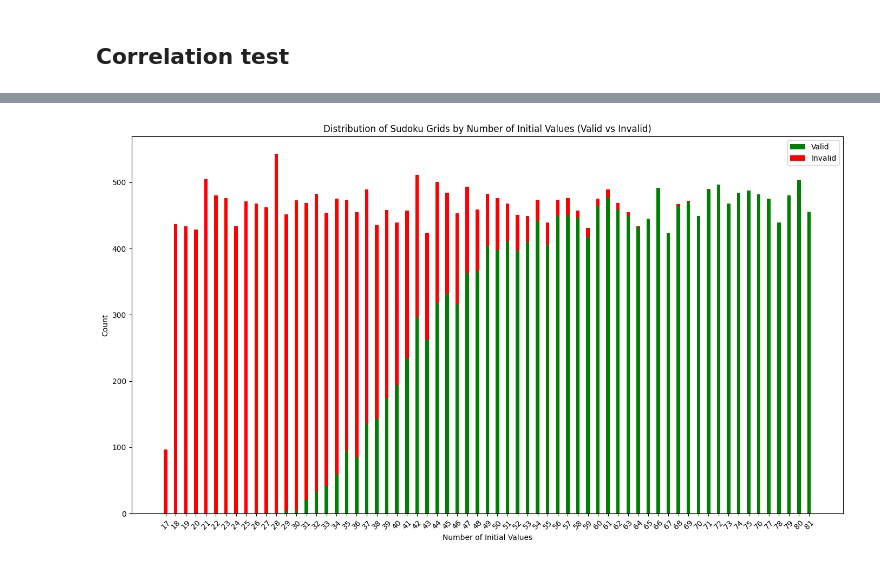
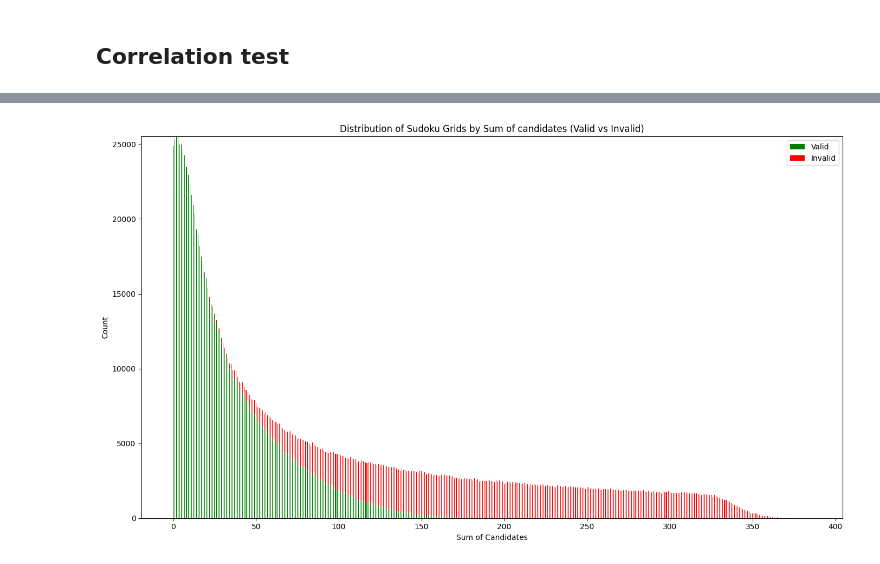
Before and after one commit to Adik8688/sudoku_major_project, a Jupyter notebook: analysis.ipynb, the cells around one changed output, grey strips where cells are left out. Saved outputs shown, nothing was run; the diff lists cells and outputs as text; code cells hidden in the pictures.

```diff
--- a/analysis.ipynb
+++ b/analysis.ipynb
@@ -126,31 +136,24 @@ plt.show()
 # %%
-df['is_valid'] = df['numbers_of_steps_to_solve'] != -1
-
-# Group by 'number_of_initial_values' to calculate counts
-grouped = df.groupby('number_of_initial_values').agg(
-    total_count=('number_of_initial_values', 'size'),
+grouped = df.groupby('sum_of_candidates').agg(
+    total_count=('sum_of_candidates', 'size'),
     valid_count=('is_valid', 'sum')
 ).reset_index()
 
-# Calculate invalid counts
 grouped['invalid_count'] = grouped['total_count'] - grouped['valid_count']
 
-# Prepare the plot
 plt.figure(figsize=(14, 8))
 bar_width = 0.35
-index = np.arange(len(grouped['number_of_initial_values']))
+index = np.arange(len(grouped['sum_of_candidates']))
 
-# Plotting the valid and invalid counts as stacked bars
 bars_valid = plt.bar(index, grouped['valid_count'], bar_width, label='Valid', color='green')
 bars_invalid = plt.bar(index, grouped['invalid_count'], bar_width, bottom=grouped['valid_count'], label='Invalid', color='red')
 
-plt.xlabel('Number of Initial Values')
+plt.xlabel('Sum of Candidates')
 plt.ylabel('Count')
-plt.title('Distribution of Sudoku Grids by Number of Initial Values (Valid vs Invalid)')
-plt.xticks(index, grouped['number_of_initial_values'].astype(str), rotation=45)
+plt.title('Distribution of Sudoku Grids by Sum of candidates (Valid vs Invalid)')
 plt.legend()
 
 plt.tight_layout()
 plt.show()
 # %% [output]
-[figure, old version]
+[figure, new version]
```
Also changed, not shown: parts of 31 cells of this notebook, 6 other files.
